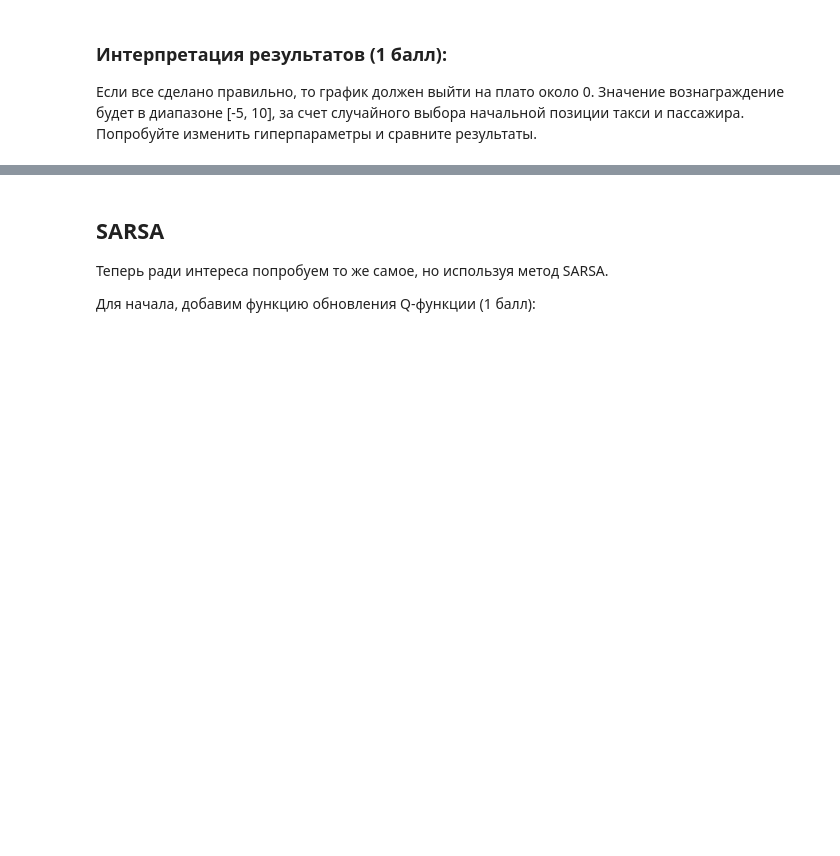
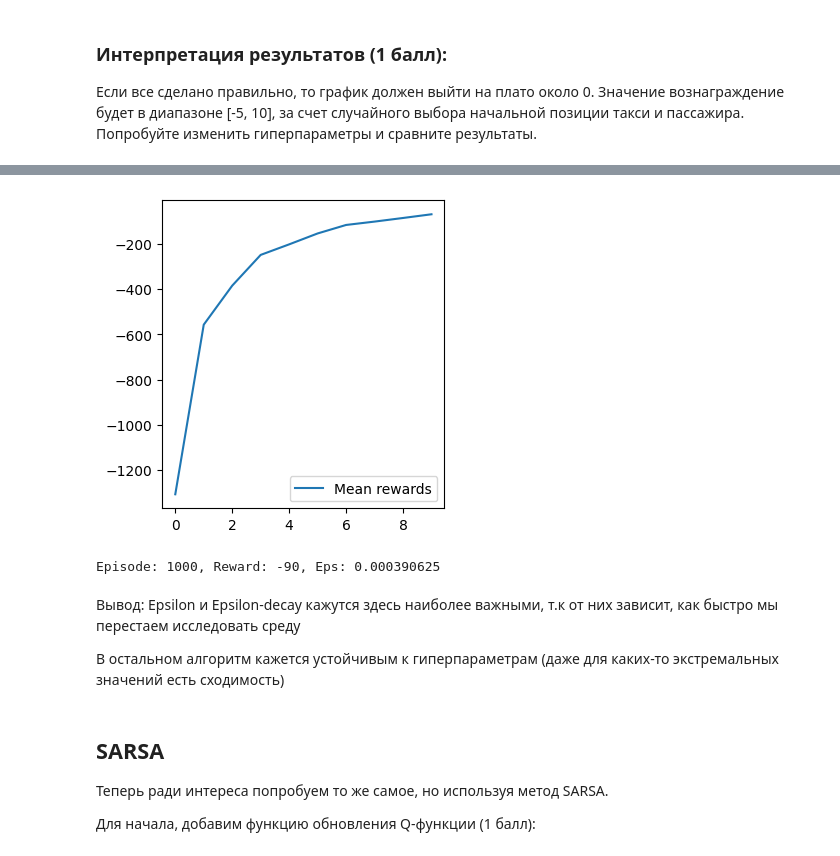
Before and after one commit to Smart781/RL, a Jupyter notebook: practices/prac3/prac3.ipynb, the cells around one changed output, grey strips where cells are left out. Drawn from its saved outputs; the diff is of its cells as text; code cells hidden in the pictures; blank space fills up the shorter version.

```diff
--- a/practices/prac3/prac3.ipynb
+++ b/practices/prac3/prac3.ipynb
@@ -214,3 +316,58 @@ Episode: 10000, Reward: 8, Eps: 0.0018696408064212623
+# %%
+# определяем память, в которой будет храниться Q(s,a)
+Q = initialize_q_table(env.observation_space.n, env.action_space.n)
+log = []
+rewards_batch = []
+
+# гиперпараметры алгоритма
+alpha = 0.1
+gamma = 0.1
+epsilon = 0.2
+epsilon_decay = 0.5
+n_episodes = 1000
+
+for i_episode in range(1, n_episodes + 1):
+    s, _ = env.reset()
+
+    r, episode_reward = 0, 0
+    terminated = False
+
+    while not terminated:
+        # select action eps-greedy
+        # a = ...
+        ####### Здесь ваш код ########
+        a = select_action_eps_greedy(Q, s, epsilon)
+        ##############################
+
+        # выполняем действие в среде
+        next_s, r, terminated, truncated, _ = env.step(a)
+
+        # Update Q-function
+        ####### Здесь ваш код ########
+        update_Q(Q, s, a, r, next_s, alpha, gamma)
+        ##############################
+
+        s = next_s
+        episode_reward += r
+
+    rewards_batch.append(episode_reward)
+    if i_episode % 100 == 0:
+        show_progress(rewards_batch, log)
+        rewards_batch = []
+        print(
+            f"Episode: {i_episode}, Reward: {episode_reward}"
+            f", Eps: {epsilon}"
+        )
+        epsilon *= epsilon_decay
+
+# assert log[-1] >= -10
+# %% [output]
+[figure, added]
+Episode: 1000, Reward: -90, Eps: 0.000390625
+# %% [markdown]
+Вывод: Epsilon и Epsilon-decay кажутся здесь наиболее важными, т.к от них зависит, как быстро мы перестаем исследовать среду
+
+В остальном алгоритм кажется устойчивым к гиперпараметрам (даже для каких-то экстремальных значений есть сходимость)
 # %% [markdown]
 ## SARSA
 
```
Also changed, not shown: parts of 8 cells of this notebook.
